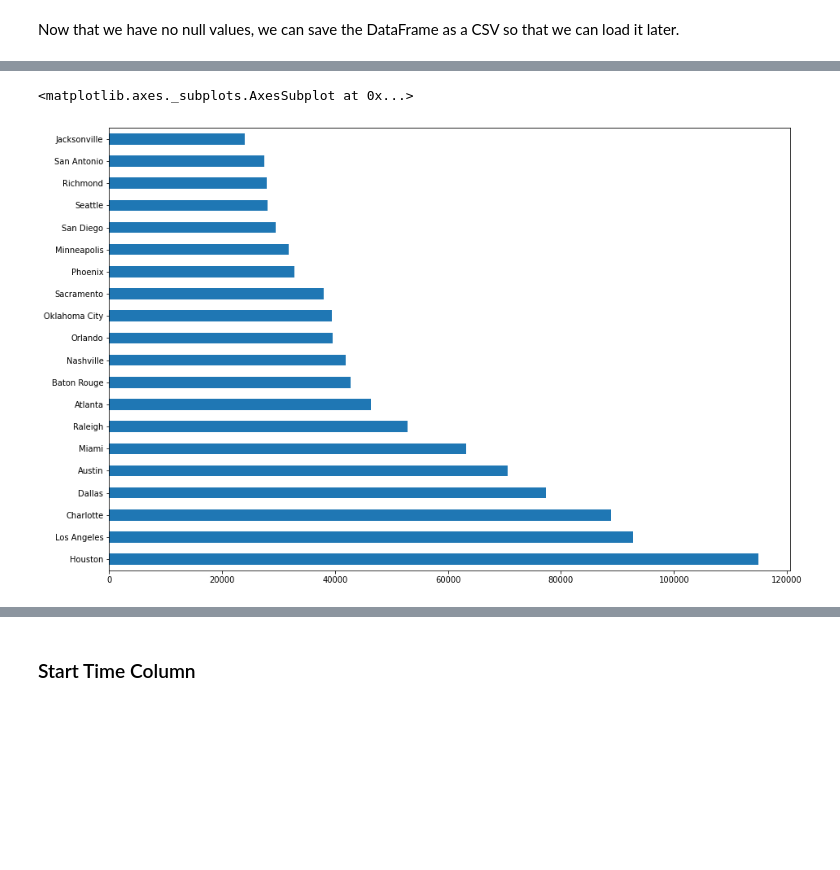
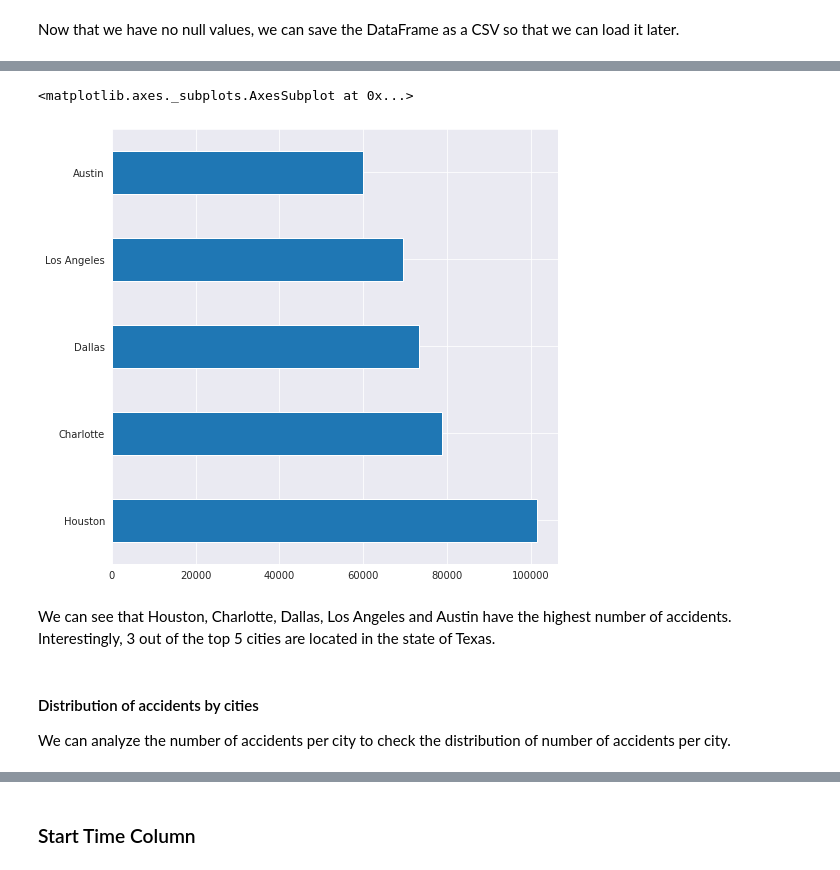
Before and after one commit to sanketnaik99/us-accidents-analysis, a Jupyter notebook: us_accidents_analysis.ipynb, the cells around one changed output, grey strips where cells are left out. Cells and saved outputs as stored; diff of their text form; code cells hidden in the pictures; blank space fills up the shorter version.

Commit message:
City Data EDA

```diff
--- a/us_accidents_analysis.ipynb
+++ b/us_accidents_analysis.ipynb
@@ -362,0 +355,8 @@ Columns to analyze -
+# %%
+import pandas as pd
+import numpy as np
+import matplotlib.pyplot as plt
+import seaborn as sns
+sns.set_style("darkgrid")
+%matplotlib inline
+from tabulate import tabulate
@@ -362,0 +374,4 @@ Columns to analyze -
+# %%
+data_filename = './data/US_Accidents_Dec20_Cleaned.csv'
+# %%
+df = pd.read_csv(data_filename)
@@ -394,8 +413,13 @@ Jacksonville      24009
 Name: City, dtype: int64
 # %%
-plt.figure(figsize=(15,10))
-cities_by_accidents[:20].plot(kind='barh')
+plt.figure(figsize=(8,8))
+cities_by_accidents[:5].plot(kind='barh')
 # %% [output]
 <matplotlib.axes._subplots.AxesSubplot at 0x...>
-[figure, old version]
+[figure, new version]
+# %% [markdown]
+We can see that Houston, Charlotte, Dallas, Los Angeles and Austin have the highest number of accidents. Interestingly, 3 out of the top 5 cities are located in the state of Texas.
+# %% [markdown]
+#### Distribution of accidents by cities
+We can analyze the number of accidents per city to check the distribution of number of accidents per city.
 # %%
```
Also changed, not shown: parts of 31 cells of this notebook.
